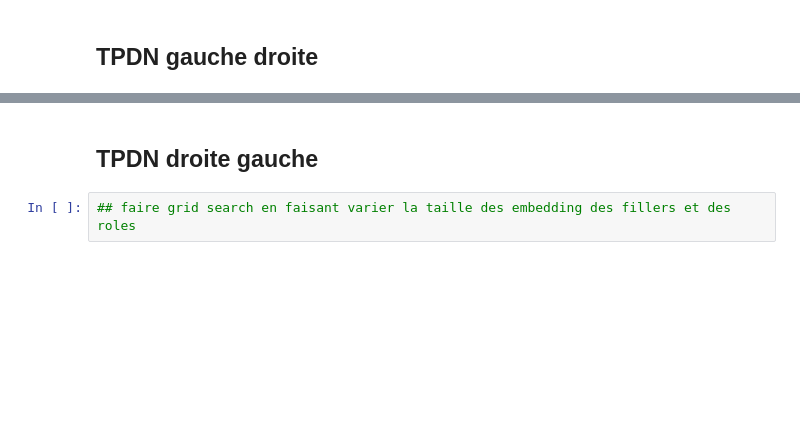
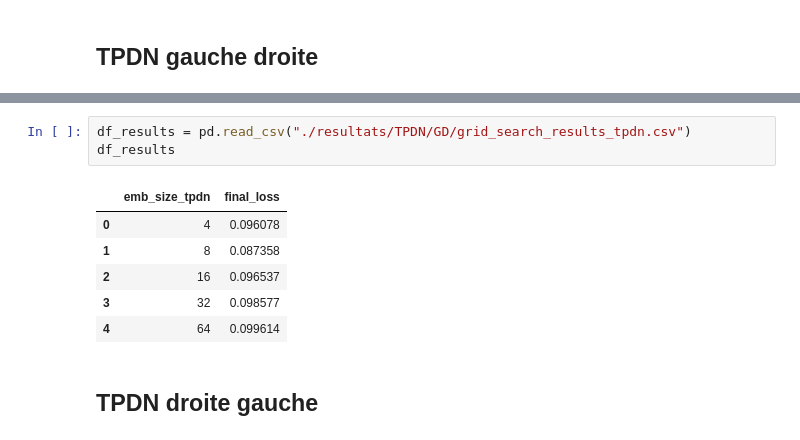
Before and after one commit to baptxste/projet_3A, a Jupyter notebook: grid_search.ipynb, the cells around one changed output, grey strips where cells are left out. Cells and saved outputs as stored; diff of their text form; blank space fills up the shorter version.

```diff
--- a/grid_search.ipynb
+++ b/grid_search.ipynb
@@ -281,4 +381,12 @@ D'après les résultats précédent nous utiliserons les RNN avec une taille d'e
+# %%
+df_results = pd.read_csv("./resultats/TPDN/GD/grid_search_results_tpdn.csv")
+df_results
+# %% [output]
+|  | emb_size_tpdn | final_loss |
+| 0 | 4 | 0.096078 |
+| 1 | 8 | 0.087358 |
+| 2 | 16 | 0.096537 |
+| 3 | 32 | 0.098577 |
+| 4 | 64 | 0.099614 |
 # %% [markdown]
 ## TPDN droite gauche
-# %%
-## faire grid search en faisant varier la taille des embedding des fillers et des roles
```
Also changed, not shown: parts of 5 cells of this notebook, 48 other files.
